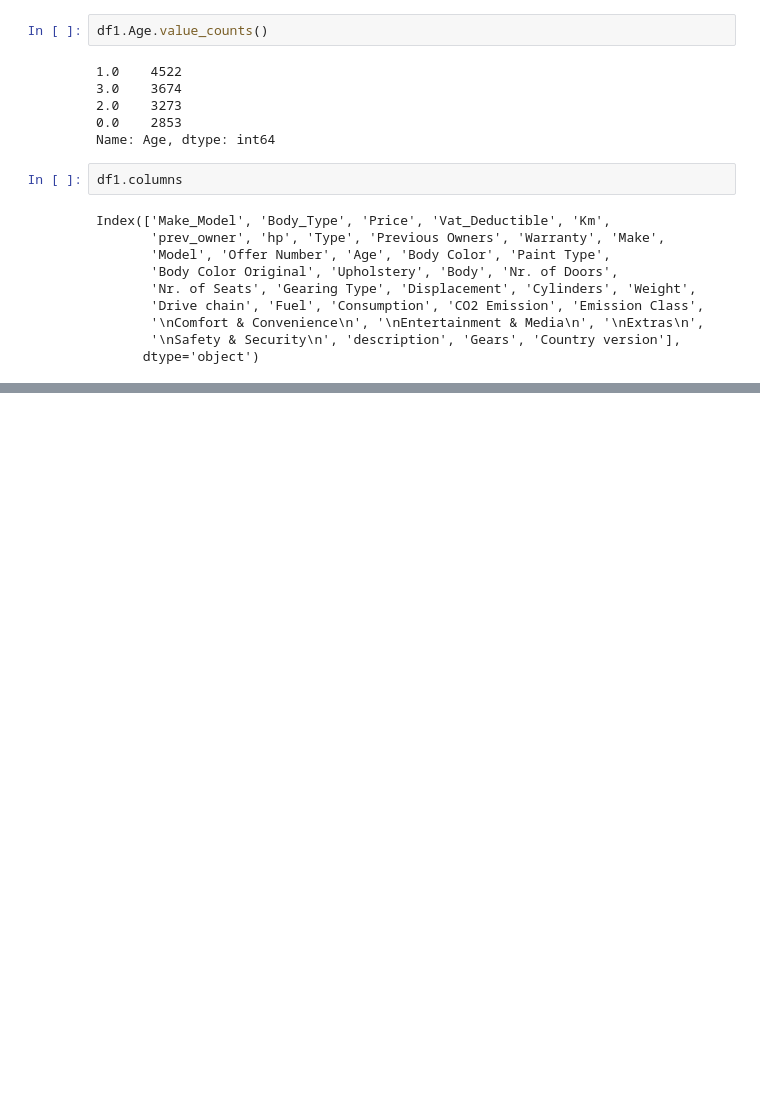
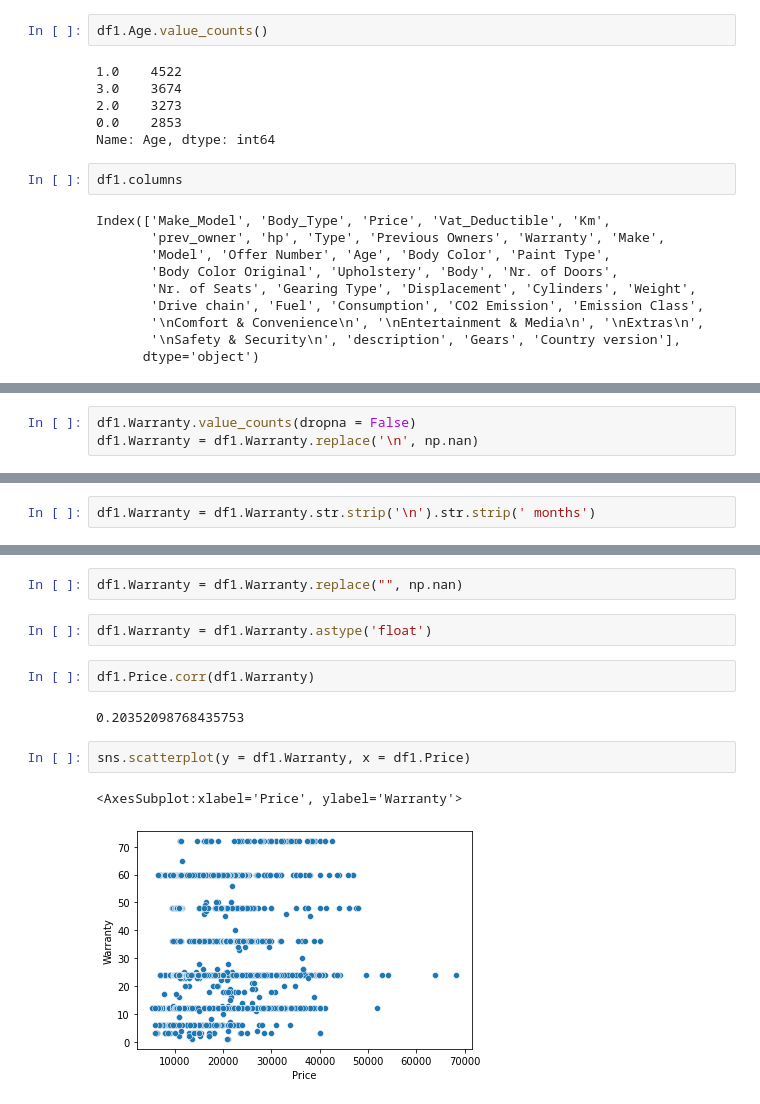
Before and after one commit to gulakkoc/My_Portfolio_Projects, a Jupyter notebook: Autoscout_EDA_Python/Autoscout_EDA.ipynb, the cells around one changed output, grey strips where cells are left out. Drawn from its saved outputs; the diff is of its cells as text; blank space fills up the shorter version.

```diff
--- a/Autoscout_EDA_Python/Autoscout_EDA.ipynb
+++ b/Autoscout_EDA_Python/Autoscout_EDA.ipynb
@@ -377,0 +573,3 @@ Index(['Make_Model', 'Body_Type', 'Price', 'Vat_Deductible', 'Km',
+# %%
+df1.Warranty.value_counts(dropna = False)
+df1.Warranty = df1.Warranty.replace('\n', np.nan)
@@ -377,0 +596,2 @@ Index(['Make_Model', 'Body_Type', 'Price', 'Vat_Deductible', 'Km',
+# %%
+df1.Warranty = df1.Warranty.str.strip('\n').str.strip(' months')
@@ -377,0 +618,13 @@ Index(['Make_Model', 'Body_Type', 'Price', 'Vat_Deductible', 'Km',
+# %%
+df1.Warranty = df1.Warranty.replace("", np.nan)
+# %%
+df1.Warranty = df1.Warranty.astype('float')
+# %%
+df1.Price.corr(df1.Warranty)
+# %% [output]
+0.20352098768435753
+# %%
+sns.scatterplot(y = df1.Warranty, x = df1.Price)
+# %% [output]
+<AxesSubplot:xlabel='Price', ylabel='Warranty'>
+[figure, added]
```
Also changed, not shown: parts of 39 cells of this notebook.
